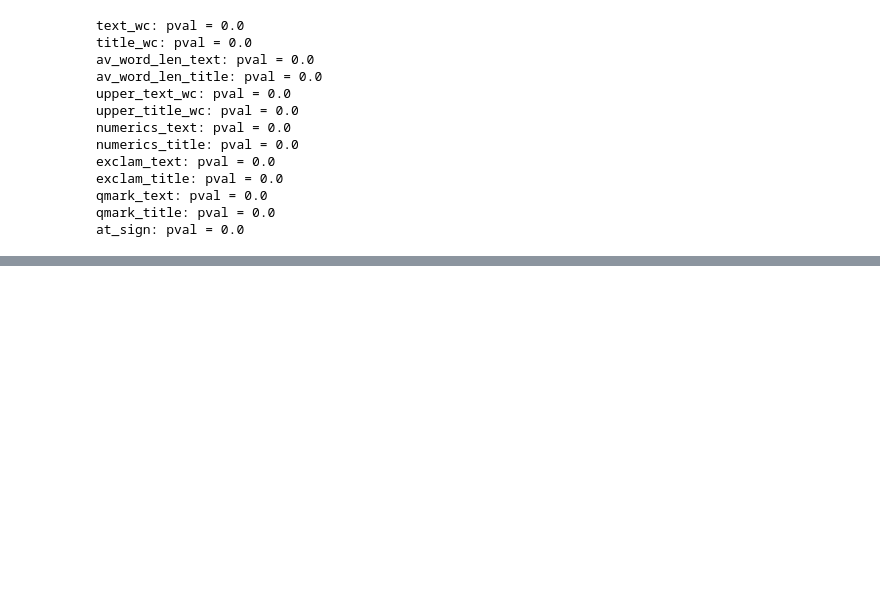
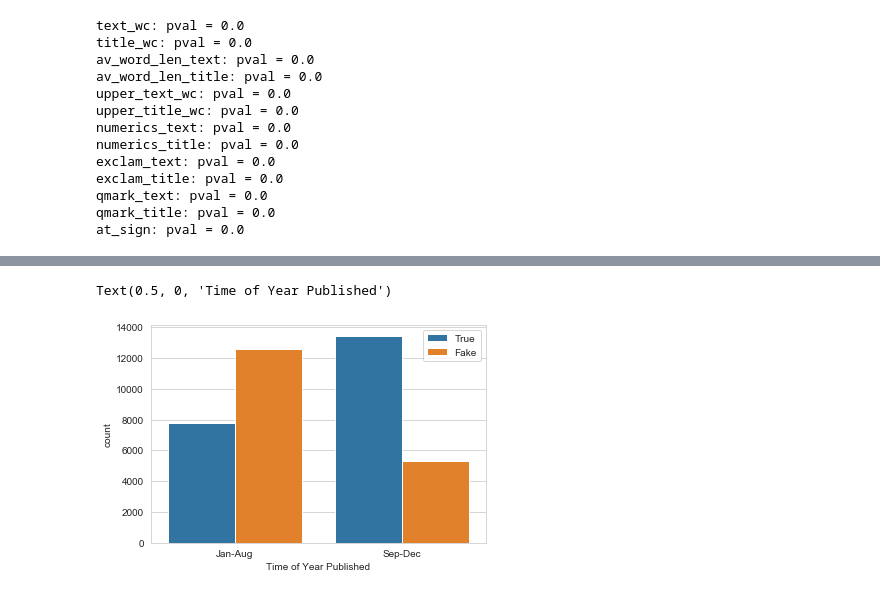
Before and after one commit to annadouv88/Springboard, a Jupyter notebook: Capstone Two/Capstone 2_EDA.ipynb, the cells around one changed output, grey strips where cells are left out. Drawn from its saved outputs; the diff is of its cells as text; code cells hidden in the pictures; blank space fills up the shorter version.

```diff
--- a/Capstone Two/Capstone 2_EDA.ipynb
+++ b/Capstone Two/Capstone 2_EDA.ipynb
@@ -422,0 +553,9 @@ pd.DataFrame(test_stats, index=['u_statistic', 'p_value']).T
+# %%
+#barplot of time of year article was published
+sns.countplot(df['Sep_Dec'], hue=df.label)
+plt.legend(['True', 'Fake'])
+plt.xticks(ticks=[0,1],labels=['Jan-Aug', 'Sep-Dec'])
+plt.xlabel('Time of Year Published')
+# %% [output]
+Text(0.5, 0, 'Time of Year Published')
+[figure, added]
```
Also changed, not shown: parts of 23 cells of this notebook.
